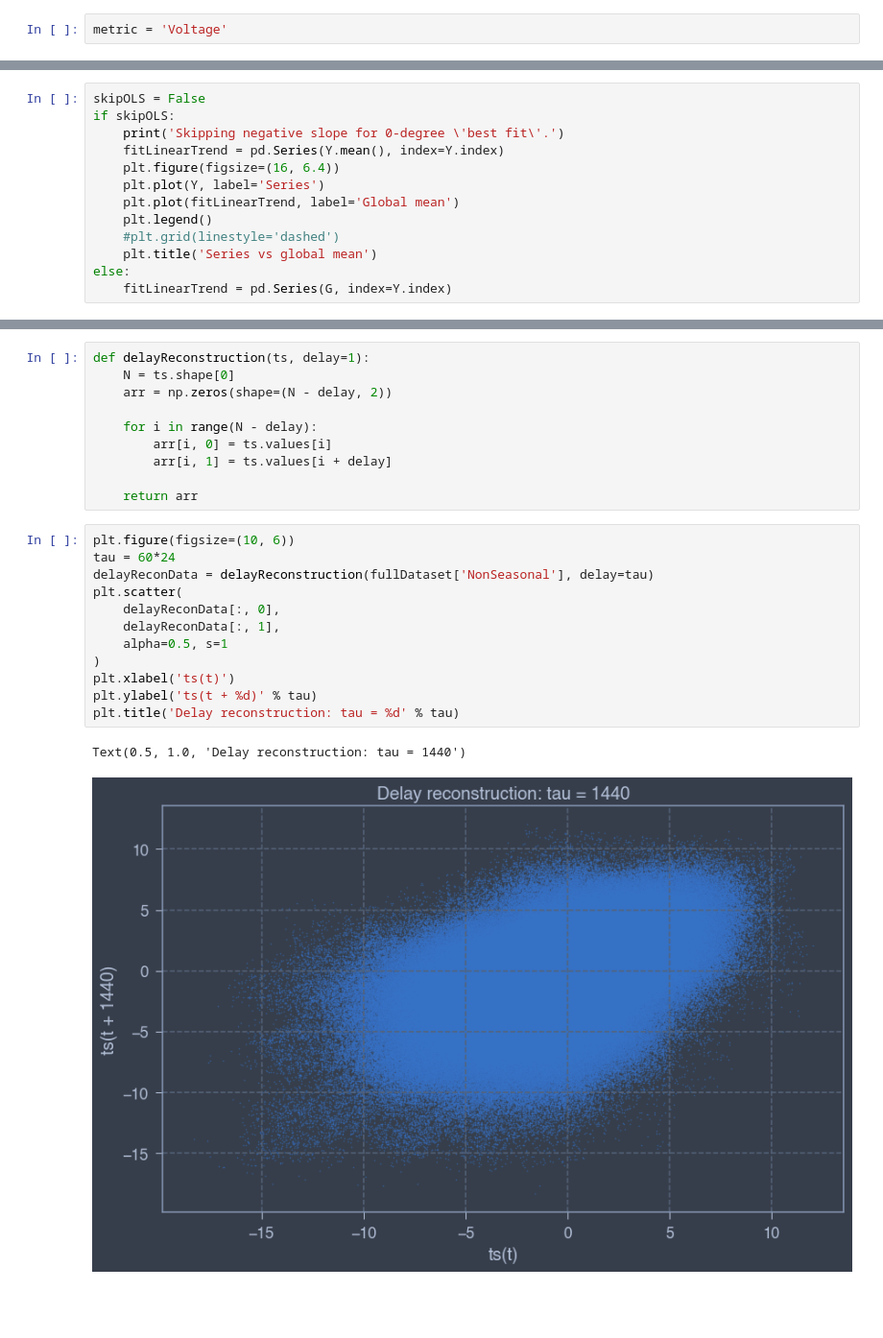
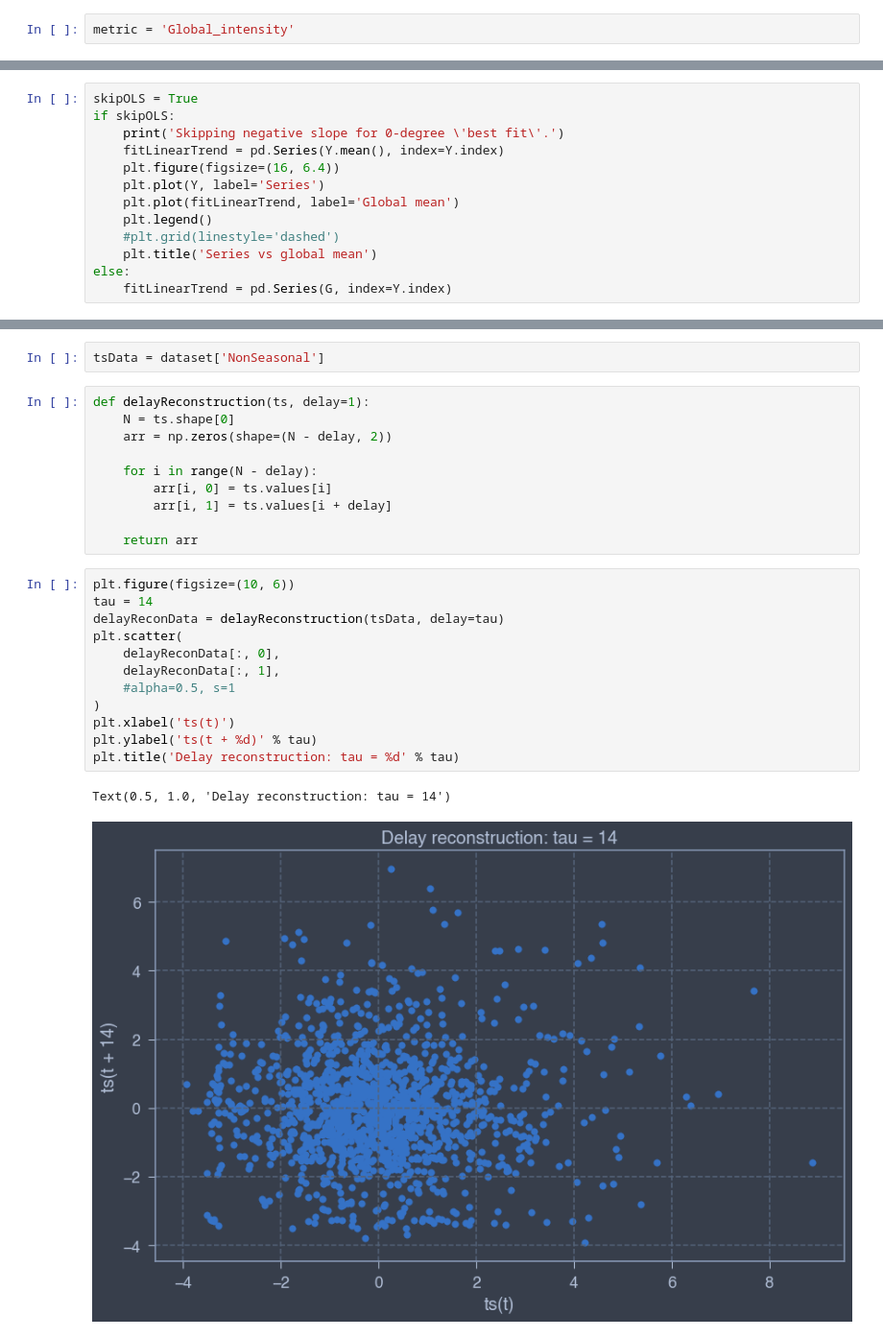
Before and after one commit to jonathanlamar/tda-study, a Jupyter notebook: jupyter/Transformations Only.ipynb, the cells around one changed output, grey strips where cells are left out. Shown at 96% size. Drawn from its saved outputs; the diff is of its cells as text; blank space fills up the shorter version.

```diff
--- a/jupyter/Transformations Only.ipynb
+++ b/jupyter/Transformations Only.ipynb
@@ -38,7 +38,7 @@ Voltage
 Global_intensity
 Global_active_power
 # %%
-metric = 'Voltage'
+metric = 'Global_intensity'
 # %%
 cfg = BaseConfig(
     dataPath='./data',
@@ -125,5 +125,5 @@ Text(0.5, 1.0, 'Series vs OLS')
 # %%
-skipOLS = False
+skipOLS = True
 if skipOLS:
     print('Skipping negative slope for 0-degree \'best fit\'.')
     fitLinearTrend = pd.Series(Y.mean(), index=Y.index)
@@ -400,3 +349,5 @@ plt.plot(fullDataset.loc['2008-01-03', 'NonSeasonal'])
+# %%
+tsData = dataset['NonSeasonal']
 # %%
 def delayReconstruction(ts, delay=1):
     N = ts.shape[0]
@@ -409,16 +360,16 @@ def delayReconstruction(ts, delay=1):
     return arr
 # %%
 plt.figure(figsize=(10, 6))
-tau = 60*24
-delayReconData = delayReconstruction(fullDataset['NonSeasonal'], delay=tau)
+tau = 14
+delayReconData = delayReconstruction(tsData, delay=tau)
 plt.scatter(
     delayReconData[:, 0],
     delayReconData[:, 1],
-    alpha=0.5, s=1
+    #alpha=0.5, s=1
 )
 plt.xlabel('ts(t)')
 plt.ylabel('ts(t + %d)' % tau)
 plt.title('Delay reconstruction: tau = %d' % tau)
 # %% [output]
-Text(0.5, 1.0, 'Delay reconstruction: tau = 1440')
+Text(0.5, 1.0, 'Delay reconstruction: tau = 14')
-[figure, old version]
+[figure, new version]
```
Also changed, not shown: parts of 25 cells of this notebook, 3 other files.
